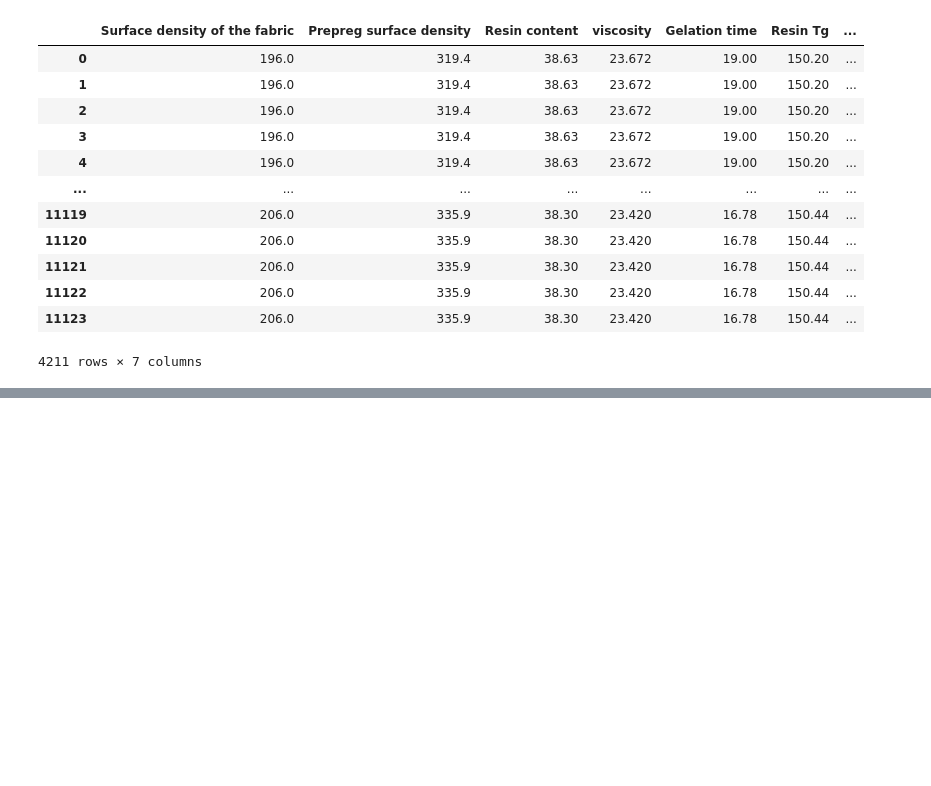
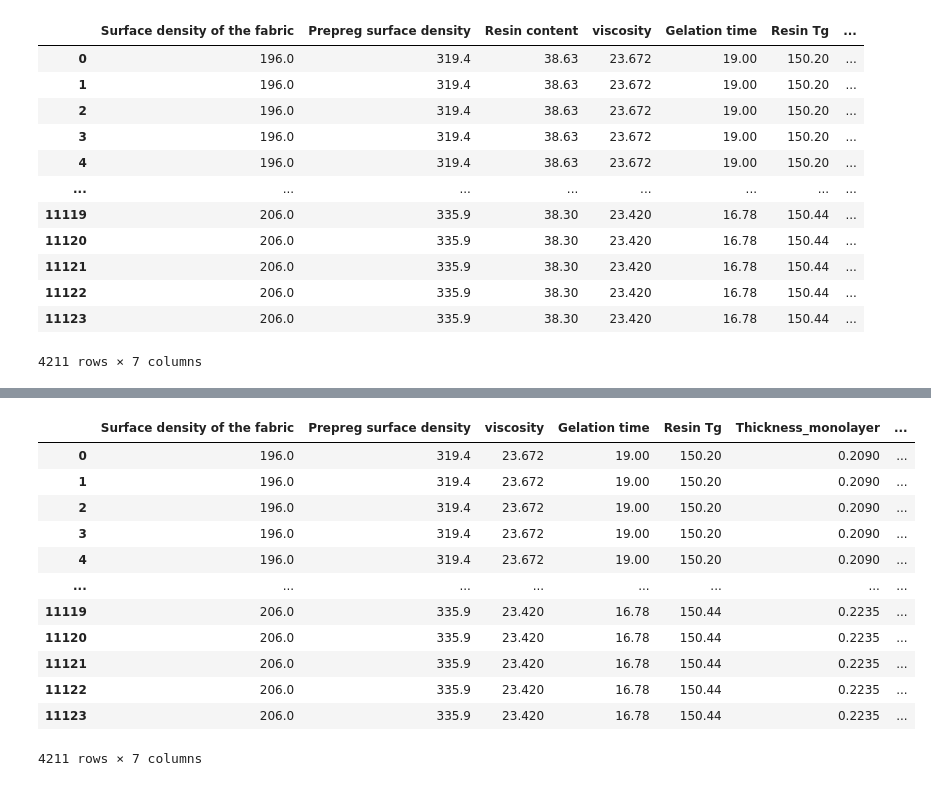
Before and after one commit to AleksandrFrom/DS, a Jupyter notebook: model for CFRP/project for CFRP_vol3.ipynb, the cells around one changed output, grey strips where cells are left out. Cells and saved outputs as stored; diff of their text form; code cells hidden in the pictures; blank space fills up the shorter version.

```diff
--- a/model for CFRP/project for CFRP_vol3.ipynb
+++ b/model for CFRP/project for CFRP_vol3.ipynb
@@ -193,0 +274,22 @@ imp_num.plot(kind = 'barh', color='green');
+# %%
+#датасет для плотности
+
+df_vac_for_density = df_vacuum.drop(['technology', 'Strength_plastik', 'Module_plastik ',
+       'LSS', 'Plastik_Tg', 'Linera density', 'Density yarn', 'Strength Gpa', 'Module Gpa',
+       'lengthening', 'Mass size', 'breaking the loop', 'Resin content'], axis=1)
+
+df_vac_for_density
+# %% [output]
+|  | Surface density of the fabric | Prepreg surface density | viscosity | Gelation time | Resin Tg | Thickness_monolayer | ... |
+| 0 | 196.0 | 319.4 | 23.672 | 19.00 | 150.20 | 0.2090 | ... |
+| 1 | 196.0 | 319.4 | 23.672 | 19.00 | 150.20 | 0.2090 | ... |
+| 2 | 196.0 | 319.4 | 23.672 | 19.00 | 150.20 | 0.2090 | ... |
+| 3 | 196.0 | 319.4 | 23.672 | 19.00 | 150.20 | 0.2090 | ... |
+| 4 | 196.0 | 319.4 | 23.672 | 19.00 | 150.20 | 0.2090 | ... |
+| ... | ... | ... | ... | ... | ... | ... | ... |
+| 11119 | 206.0 | 335.9 | 23.420 | 16.78 | 150.44 | 0.2235 | ... |
+| 11120 | 206.0 | 335.9 | 23.420 | 16.78 | 150.44 | 0.2235 | ... |
+| 11121 | 206.0 | 335.9 | 23.420 | 16.78 | 150.44 | 0.2235 | ... |
+| 11122 | 206.0 | 335.9 | 23.420 | 16.78 | 150.44 | 0.2235 | ... |
+| 11123 | 206.0 | 335.9 | 23.420 | 16.78 | 150.44 | 0.2235 | ... |
+4211 rows × 7 columns
```
Also changed, not shown: parts of 15 cells of this notebook.
